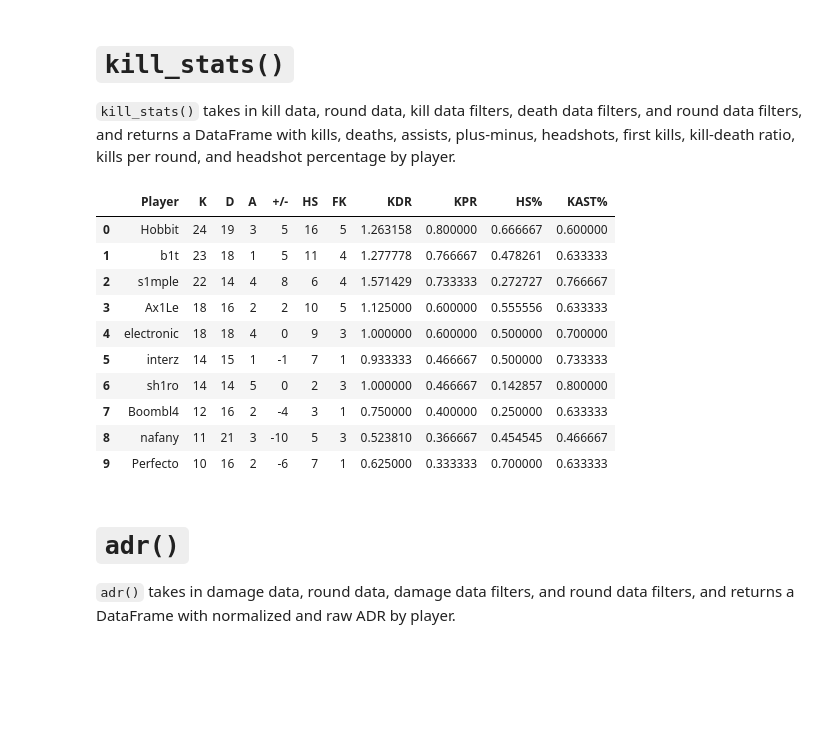
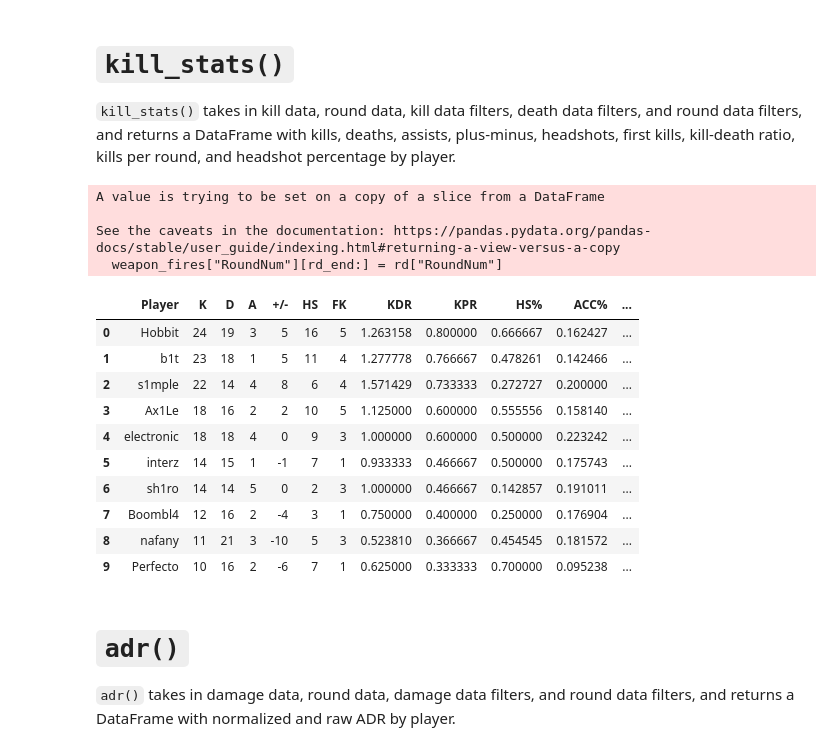
Before and after one commit to pnxenopoulos/awpy, a Jupyter notebook: examples/01_Basic_CSGO_Analysis.ipynb, the cells around one changed output. Cells and saved outputs as stored; diff of their text form; code cells hidden in the pictures; blank space fills up the shorter version.

Commit message:
Added accuracy function

```diff
--- a/examples/01_Basic_CSGO_Analysis.ipynb
+++ b/examples/01_Basic_CSGO_Analysis.ipynb
@@ -145,0 +149,29 @@ As mentioned earlier, the package contains twelve functions derived from `calc_s
+# %%
+def accuracy(damage_data: pd.DataFrame,
+             round_data_json: List[Dict],
+             weapon_fires_filters: Dict[str, Union[List[bool], List[str]]] = {}
+) -> pd.DataFrame:
+    weapon_fires = pd.DataFrame.from_dict(round_data_json[0]["WeaponFires"][0:])
+    weapon_fires["RoundNum"] = 1
+    for rd in round_data_json[1:]:
+        rd_end = len(weapon_fires)
+        weapon_fires = weapon_fires.append(pd.DataFrame.from_dict(
+            rd["WeaponFires"][0:]))
+        weapon_fires["RoundNum"][rd_end:] = rd["RoundNum"]
+    weapon_fires.reset_index(drop=True, inplace=True)
+    weapon_fires = calc_stats(weapon_fires, weapon_fires_filters, ["PlayerName"],
+                              ["PlayerName"], [["size"]], ["Player",
+                                                           "Weapon Fires"])
+    hits = calc_stats(damage_data, weapon_fires_filters, ["AttackerName"],
+                      ["AttackerName"], [["size"]], ["Player", "Hits"])
+    headshots = calc_stats(damage_data.loc[damage_data["HitGroup"] == "Head"],
+                           weapon_fires_filters, ["AttackerName"],
+                           ["AttackerName"], [["size"]], ["Player", "Headshots"])
+    acc = weapon_fires.merge(hits, how="outer")
+    acc = acc.merge(headshots, how="outer")
+    acc["ACC%"] = acc["Hits"] / acc["Weapon Fires"]
+    acc["HS ACC%"] = acc["Headshots"] / acc["Weapon Fires"]
+    acc = acc[["Player", "ACC%", "HS ACC%"]]
+    return acc
+
+accuracy(data_df["Damages"], data["GameRounds"])
@@ -220,11 +276,15 @@ kast(data_df["Kills"])
 # `kill_stats()`
 `kill_stats()` takes in kill data, round data, kill data filters, death data filters, and round data filters, and returns a DataFrame with kills, deaths, assists, plus-minus, headshots, first kills, kill-death ratio, kills per round, and headshot percentage by player.
 # %%
-def kill_stats(kill_data: pd.DataFrame,
+def kill_stats(damage_data: pd.DataFrame,
+               kill_data: pd.DataFrame,
                round_data: pd.DataFrame,
+               round_data_json: List[Dict],
                kill_filters: Dict[str, Union[List[bool], List[str]]] = {},
                death_filters: Dict[str, Union[List[bool], List[str]]] = {},
-               round_filters: Dict[str, Union[List[bool], List[str]]] = {}
+               round_filters: Dict[str, Union[List[bool], List[str]]] = {},
+               weapon_fires_filters: Dict[str, Union[List[bool],
+                                                     List[str]]] = {}
 ) -> pd.DataFrame:
     kills = calc_stats(kill_data.loc[kill_data["AttackerTeam"] !=
                                      kill_data["VictimTeam"]],
@@ -243,47 +303,53 @@ def kill_stats(kill_data: pd.DataFrame,
                              kill_filters, ["AttackerName"], ["AttackerName"],
                              [["size"]], ["Player", "FK"])
     headshots = calc_stats(kill_data.loc[(kill_data["AttackerTeam"] !=
                                           kill_data["VictimTeam"]) &
                                          (kill_data["IsHeadshot"] == True)],
                            kill_filters, ["AttackerName"], ["AttackerName"],
                            [["size"]], ["Player", "HS"])
     headshot_pct = calc_stats(kill_data.loc[kill_data["AttackerTeam"] !=
                                             kill_data["VictimTeam"]],
                               kill_filters, ["AttackerName"], ["IsHeadshot"],
                               [["mean"]], ["Player", "HS%"])
+    acc_stats = accuracy(damage_data, round_data_json, weapon_fires_filters)
     kast_stats = kast(kill_data, "KAST", kill_filters, death_filters)
     kill_stats = kills.merge(assists, how="outer")
     kill_stats = kill_stats.merge(deaths, how="outer")
     kill_stats["+/-"] = kill_stats["K"] - kill_stats["D"]
     kill_stats["KDR"] = kill_stats["K"] / kill_stats["D"]
     kill_stats["KPR"] = kill_stats["K"] / len(calc_stats(round_data,
                                                          round_filters, [], [],
                                                          [], round_data.columns))
     kill_stats = kill_stats.merge(first_kills, how="outer")
     kill_stats = kill_stats.merge(headshots, how="outer")
     kill_stats = kill_stats.merge(headshot_pct, how="outer")
     kill_stats["HS%"] = kill_stats["HS%"].astype(float)
-    kill_stats = kill_stats[["Player", "K", "D", "A", "+/-", "HS", "FK", "KDR",
-                             "KPR", "HS%"]]
+    kill_stats = kill_stats.merge(acc_stats, how="outer")
     kill_stats = kill_stats.merge(kast_stats, how="outer")
     kill_stats.fillna(0, inplace=True)
+    kill_stats = kill_stats[["Player", "K", "D", "A", "+/-", "HS", "FK", "KDR",
+                             "KPR", "HS%", "ACC%", "HS ACC%", "KAST%"]]
     kill_stats.sort_values(by="K", ascending=False, inplace=True)
     kill_stats.reset_index(drop=True, inplace=True)
     return kill_stats
 
-kill_stats(data_df["Kills"], data_df["Rounds"])
+kill_stats(data_df["Damages"], data_df["Kills"], data_df["Rounds"], data["GameRounds"])
 # %% [output]
+A value is trying to be set on a copy of a slice from a DataFrame
+
+See the caveats in the documentation: https://pandas.pydata.org/pandas-docs/stable/user_guide/indexing.html#returning-a-view-versus-a-copy
+  weapon_fires["RoundNum"][rd_end:] = rd["RoundNum"]
-|  | Player | K | D | A | +/- | HS | FK | KDR | KPR | HS% | KAST% |
-| 0 | Hobbit | 24 | 19 | 3 | 5 | 16 | 5 | 1.263158 | 0.800000 | 0.666667 | 0.600000 |
-| 1 | b1t | 23 | 18 | 1 | 5 | 11 | 4 | 1.277778 | 0.766667 | 0.478261 | 0.633333 |
-| 2 | s1mple | 22 | 14 | 4 | 8 | 6 | 4 | 1.571429 | 0.733333 | 0.272727 | 0.766667 |
-| 3 | Ax1Le | 18 | 16 | 2 | 2 | 10 | 5 | 1.125000 | 0.600000 | 0.555556 | 0.633333 |
-| 4 | electronic | 18 | 18 | 4 | 0 | 9 | 3 | 1.000000 | 0.600000 | 0.500000 | 0.700000 |
-| 5 | interz | 14 | 15 | 1 | -1 | 7 | 1 | 0.933333 | 0.466667 | 0.500000 | 0.733333 |
-| 6 | sh1ro | 14 | 14 | 5 | 0 | 2 | 3 | 1.000000 | 0.466667 | 0.142857 | 0.800000 |
-| 7 | Boombl4 | 12 | 16 | 2 | -4 | 3 | 1 | 0.750000 | 0.400000 | 0.250000 | 0.633333 |
-| 8 | nafany | 11 | 21 | 3 | -10 | 5 | 3 | 0.523810 | 0.366667 | 0.454545 | 0.466667 |
-| 9 | Perfecto | 10 | 16 | 2 | -6 | 7 | 1 | 0.625000 | 0.333333 | 0.700000 | 0.633333 |
+|  | Player | K | D | A | +/- | HS | FK | KDR | KPR | HS% | ACC% | ... |
+| 0 | Hobbit | 24 | 19 | 3 | 5 | 16 | 5 | 1.263158 | 0.800000 | 0.666667 | 0.162427 | ... |
+| 1 | b1t | 23 | 18 | 1 | 5 | 11 | 4 | 1.277778 | 0.766667 | 0.478261 | 0.142466 | ... |
+| 2 | s1mple | 22 | 14 | 4 | 8 | 6 | 4 | 1.571429 | 0.733333 | 0.272727 | 0.200000 | ... |
+| 3 | Ax1Le | 18 | 16 | 2 | 2 | 10 | 5 | 1.125000 | 0.600000 | 0.555556 | 0.158140 | ... |
+| 4 | electronic | 18 | 18 | 4 | 0 | 9 | 3 | 1.000000 | 0.600000 | 0.500000 | 0.223242 | ... |
+| 5 | interz | 14 | 15 | 1 | -1 | 7 | 1 | 0.933333 | 0.466667 | 0.500000 | 0.175743 | ... |
+| 6 | sh1ro | 14 | 14 | 5 | 0 | 2 | 3 | 1.000000 | 0.466667 | 0.142857 | 0.191011 | ... |
+| 7 | Boombl4 | 12 | 16 | 2 | -4 | 3 | 1 | 0.750000 | 0.400000 | 0.250000 | 0.176904 | ... |
+| 8 | nafany | 11 | 21 | 3 | -10 | 5 | 3 | 0.523810 | 0.366667 | 0.454545 | 0.181572 | ... |
+| 9 | Perfecto | 10 | 16 | 2 | -6 | 7 | 1 | 0.625000 | 0.333333 | 0.700000 | 0.095238 | ... |
 # %% [markdown]
 # `adr()`
 `adr()` takes in damage data, round data, damage data filters, and round data filters, and returns a DataFrame with normalized and raw ADR by player.
```
Also changed, not shown: parts of 9 cells of this notebook, 4 other files.
